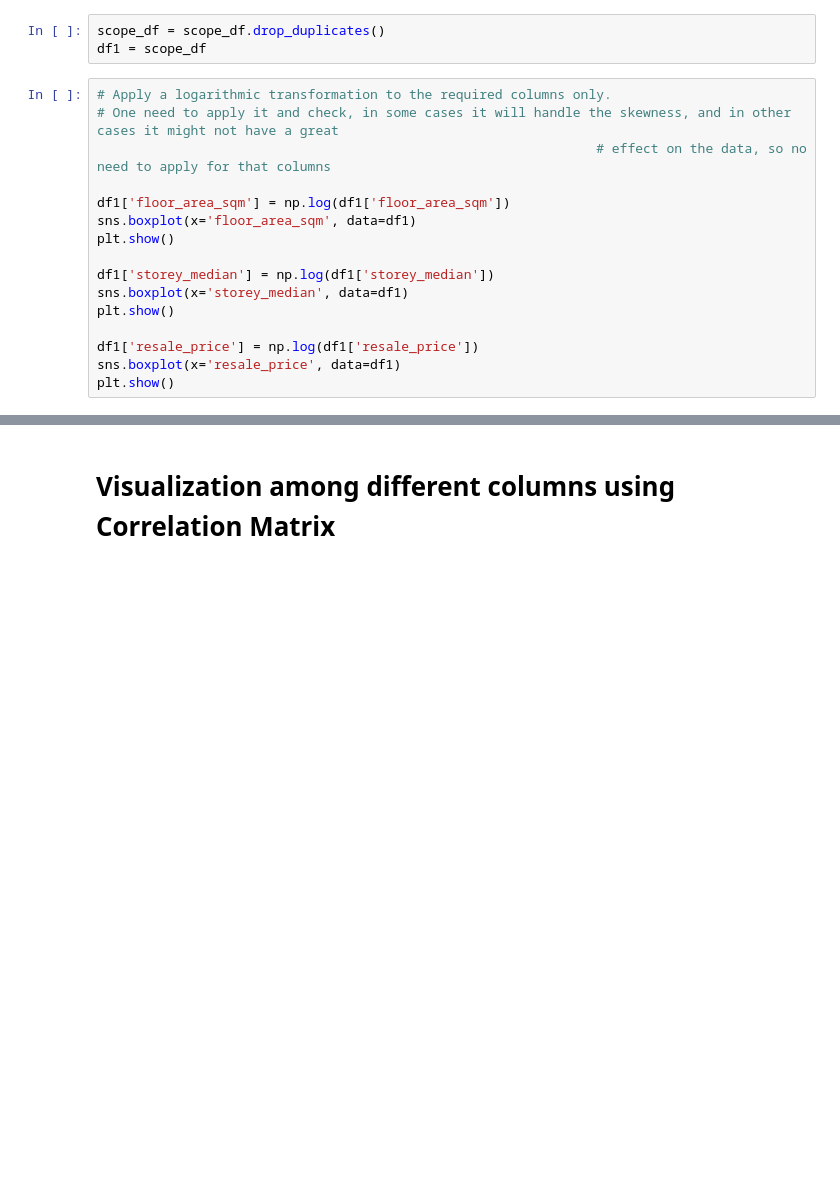
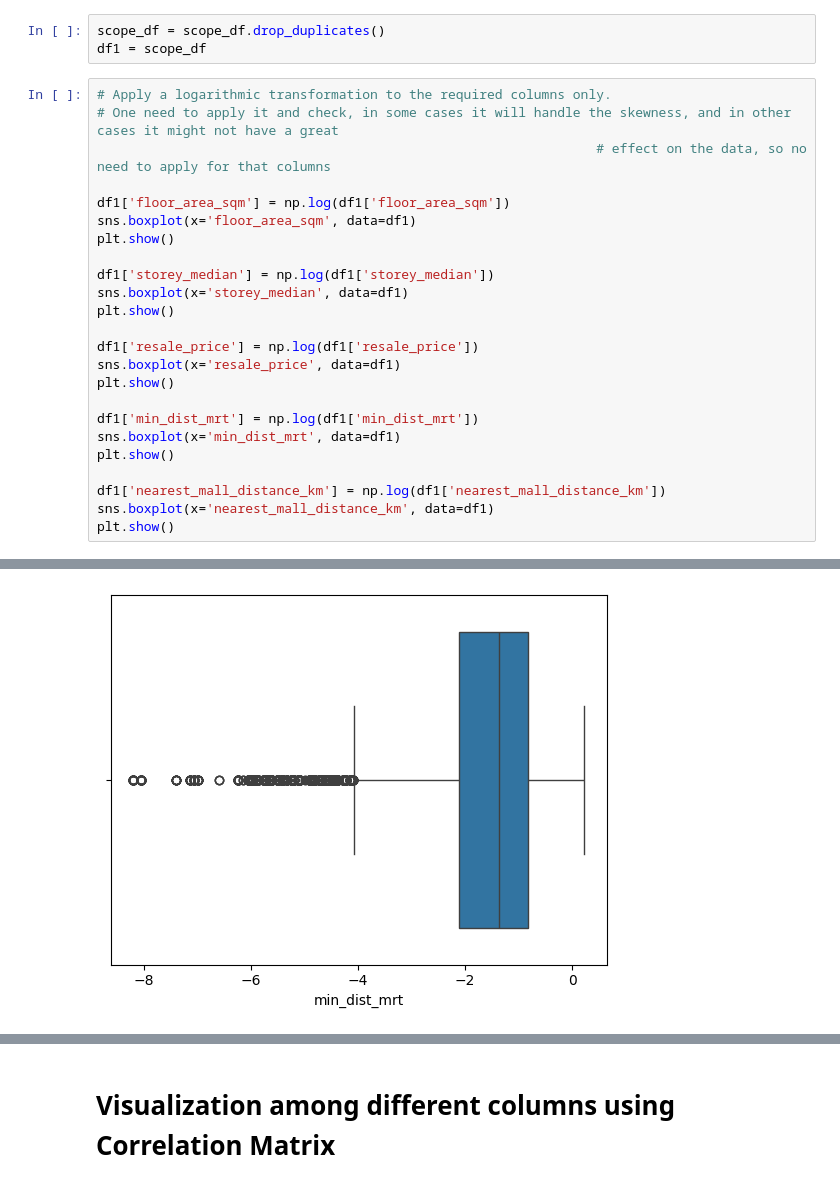
Before and after one commit to Bahbunb/Internal-ProjectsUpdated, a Jupyter notebook: Machine_Learning/ML_MODEL1.ipynb, the cells around one changed output, grey strips where cells are left out. Drawn from its saved outputs; the diff is of its cells as text; blank space fills up the shorter version.

```diff
--- a/Machine_Learning/ML_MODEL1.ipynb
+++ b/Machine_Learning/ML_MODEL1.ipynb
@@ -133,20 +133,29 @@ df1 = scope_df
 # %%
 # Apply a logarithmic transformation to the required columns only.
 # One need to apply it and check, in some cases it will handle the skewness, and in other cases it might not have a great
                                                                 # effect on the data, so no need to apply for that columns
 
 df1['floor_area_sqm'] = np.log(df1['floor_area_sqm'])
 sns.boxplot(x='floor_area_sqm', data=df1)
 plt.show()
 
 df1['storey_median'] = np.log(df1['storey_median'])
 sns.boxplot(x='storey_median', data=df1)
 plt.show()
 
 df1['resale_price'] = np.log(df1['resale_price'])
 sns.boxplot(x='resale_price', data=df1)
 plt.show()
+
+df1['min_dist_mrt'] = np.log(df1['min_dist_mrt'])
+sns.boxplot(x='min_dist_mrt', data=df1)
+plt.show()
+
+df1['nearest_mall_distance_km'] = np.log(df1['nearest_mall_distance_km'])
+sns.boxplot(x='nearest_mall_distance_km', data=df1)
+plt.show()
 # %% [output]
 [figure]
 [figure]
 [figure]
+[figure, added]
```
Also changed, not shown: parts of 5 cells of this notebook, 22 other files.
